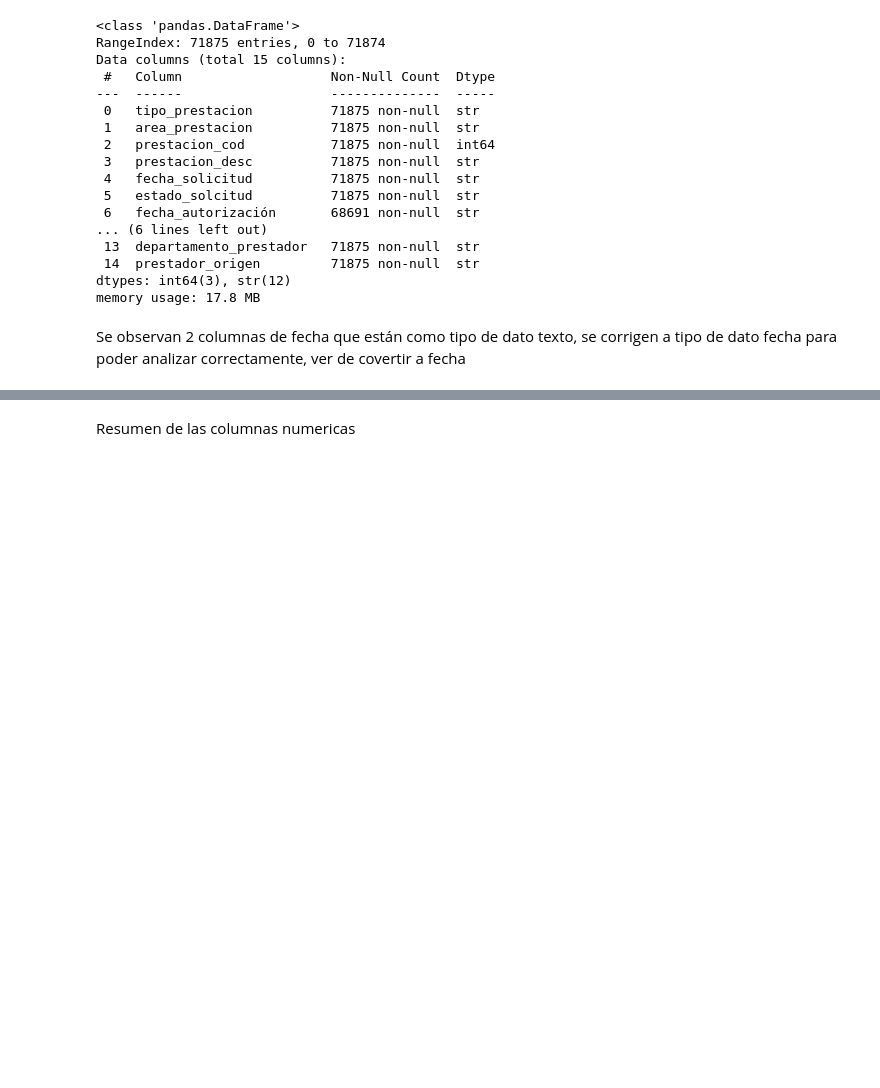
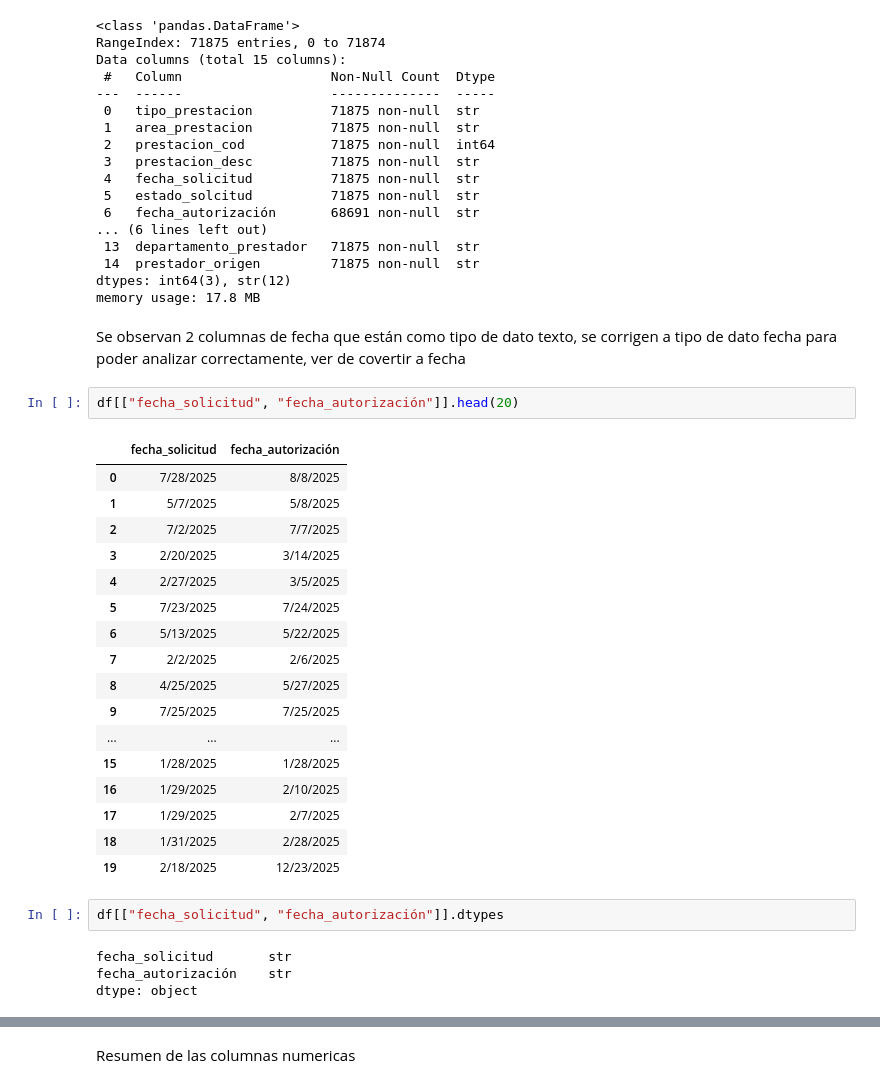
Before and after one commit to gperezucu/ucu-diploma-python_grupo_E, a Jupyter notebook: notebooks/practice.ipynb, the cells around one changed output, grey strips where cells are left out. Cells and saved outputs as stored; diff of their text form; blank space fills up the shorter version.

```diff
--- a/notebooks/practice.ipynb
+++ b/notebooks/practice.ipynb
@@ -128,3 +128,29 @@ dtypes: int64(3), str(12)
 memory usage: 17.8 MB
 # %% [markdown]
 Se observan 2 columnas de fecha que están como tipo de dato texto, se corrigen a tipo de dato fecha para poder analizar correctamente, ver de covertir a fecha
+# %%
+df[["fecha_solicitud", "fecha_autorización"]].head(20)
+# %% [output]
+|  | fecha_solicitud | fecha_autorización |
+| 0 | 7/28/2025 | 8/8/2025 |
+| 1 | 5/7/2025 | 5/8/2025 |
+| 2 | 7/2/2025 | 7/7/2025 |
+| 3 | 2/20/2025 | 3/14/2025 |
+| 4 | 2/27/2025 | 3/5/2025 |
+| 5 | 7/23/2025 | 7/24/2025 |
+| 6 | 5/13/2025 | 5/22/2025 |
+| 7 | 2/2/2025 | 2/6/2025 |
+| 8 | 4/25/2025 | 5/27/2025 |
+| 9 | 7/25/2025 | 7/25/2025 |
+| ... | ... | ... |
+| 15 | 1/28/2025 | 1/28/2025 |
+| 16 | 1/29/2025 | 2/10/2025 |
+| 17 | 1/29/2025 | 2/7/2025 |
+| 18 | 1/31/2025 | 2/28/2025 |
+| 19 | 2/18/2025 | 12/23/2025 |
+# %%
+df[["fecha_solicitud", "fecha_autorización"]].dtypes
+# %% [output]
+fecha_solicitud       str
+fecha_autorización    str
+dtype: object
```
Also changed, not shown: parts of 54 cells of this notebook.
